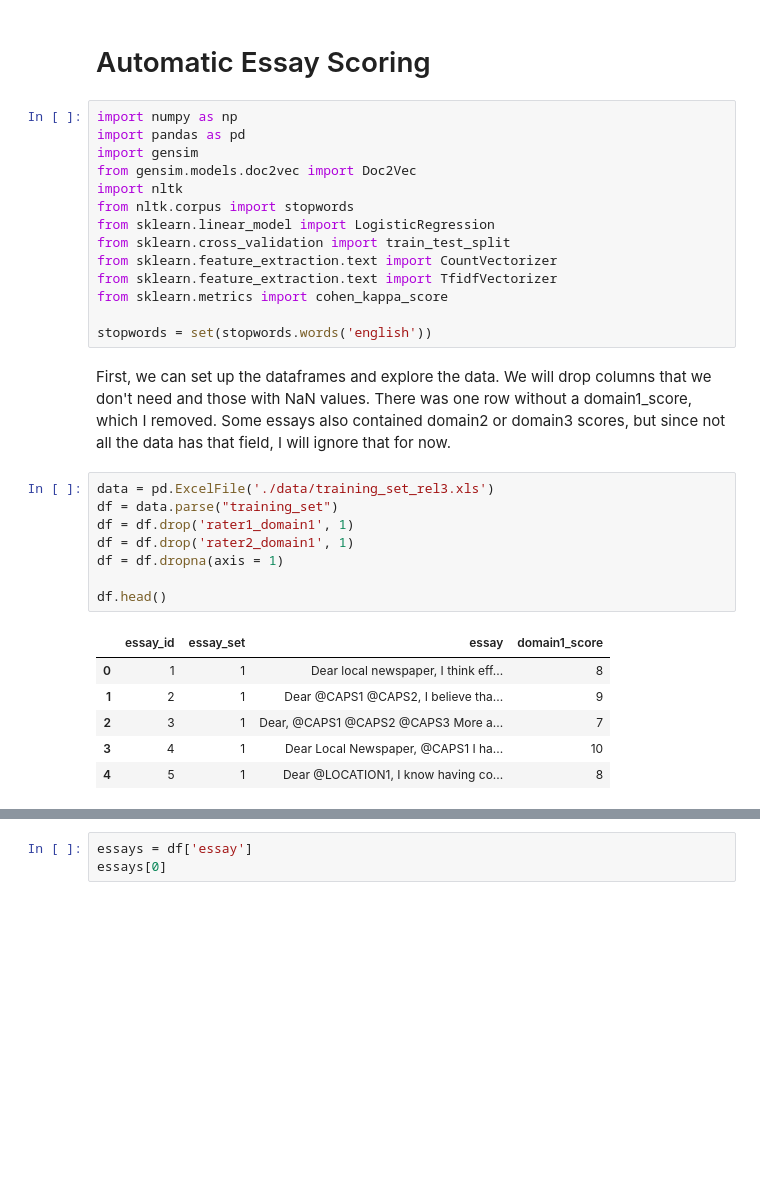
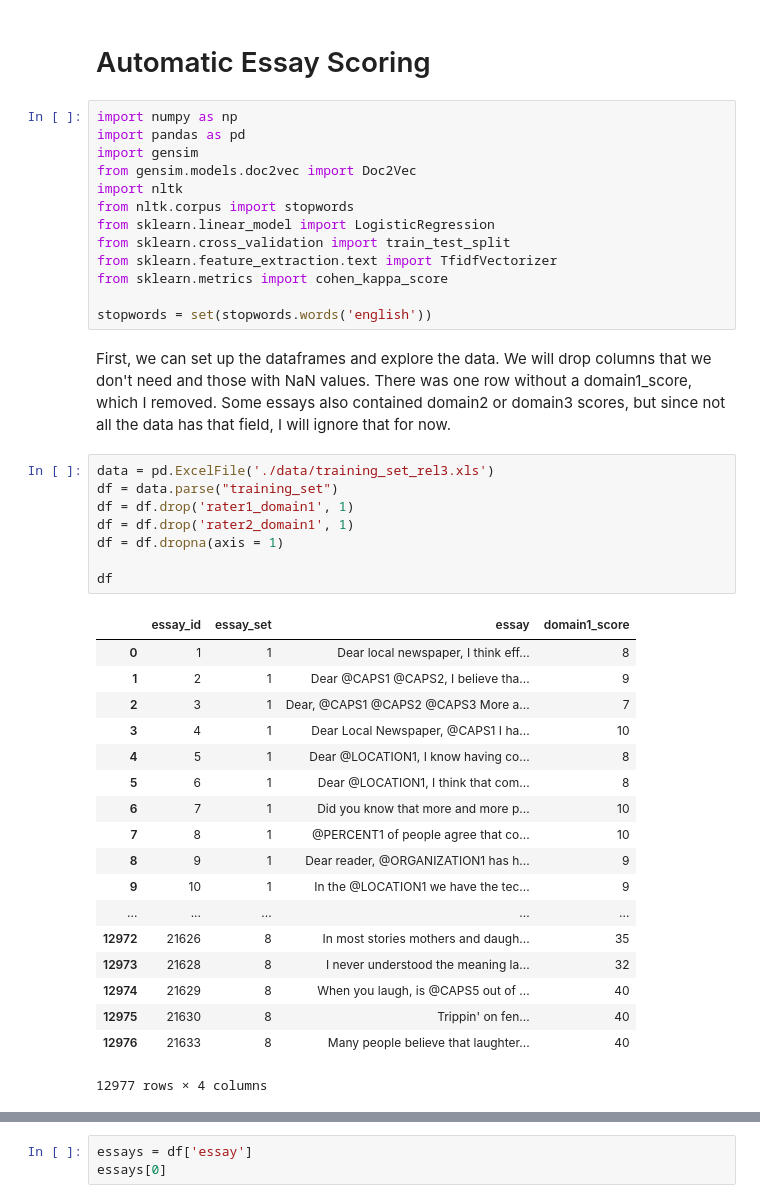
Before and after one commit to bronwynbiro/AutomatedEssayGrading, a Jupyter notebook: project.ipynb, the cells around one changed output, grey strips where cells are left out. Cells and saved outputs as stored; diff of their text form; blank space fills up the shorter version.

```diff
--- a/project.ipynb
+++ b/project.ipynb
@@ -9,7 +9,6 @@ import nltk
 from nltk.corpus import stopwords
 from sklearn.linear_model import LogisticRegression
 from sklearn.cross_validation import train_test_split
-from sklearn.feature_extraction.text import CountVectorizer
 from sklearn.feature_extraction.text import TfidfVectorizer
 from sklearn.metrics import cohen_kappa_score
 
@@ -19,15 +18,27 @@ First, we can set up the dataframes and explore the data. We will drop columns t
 # %%
 data = pd.ExcelFile('./data/training_set_rel3.xls')
 df = data.parse("training_set")
 df = df.drop('rater1_domain1', 1)
 df = df.drop('rater2_domain1', 1)
 df = df.dropna(axis = 1)
 
-df.head()
+df
 # %% [output]
 |  | essay_id | essay_set | essay | domain1_score |
 | 0 | 1 | 1 | Dear local newspaper, I think eff... | 8 |
 | 1 | 2 | 1 | Dear @CAPS1 @CAPS2, I believe tha... | 9 |
 | 2 | 3 | 1 | Dear, @CAPS1 @CAPS2 @CAPS3 More a... | 7 |
 | 3 | 4 | 1 | Dear Local Newspaper, @CAPS1 I ha... | 10 |
 | 4 | 5 | 1 | Dear @LOCATION1, I know having co... | 8 |
+| 5 | 6 | 1 | Dear @LOCATION1, I think that com... | 8 |
+| 6 | 7 | 1 | Did you know that more and more p... | 10 |
+| 7 | 8 | 1 | @PERCENT1 of people agree that co... | 10 |
+| 8 | 9 | 1 | Dear reader, @ORGANIZATION1 has h... | 9 |
+| 9 | 10 | 1 | In the @LOCATION1 we have the tec... | 9 |
+| ... | ... | ... | ... | ... |
+| 12972 | 21626 | 8 | In most stories mothers and daugh... | 35 |
+| 12973 | 21628 | 8 | I never understood the meaning la... | 32 |
+| 12974 | 21629 | 8 | When you laugh, is @CAPS5 out of ... | 40 |
+| 12975 | 21630 | 8 | Trippin' on fen... | 40 |
+| 12976 | 21633 | 8 | Many people believe that laughter... | 40 |
+12977 rows × 4 columns
```
Also changed, not shown: parts of 12 cells of this notebook.
